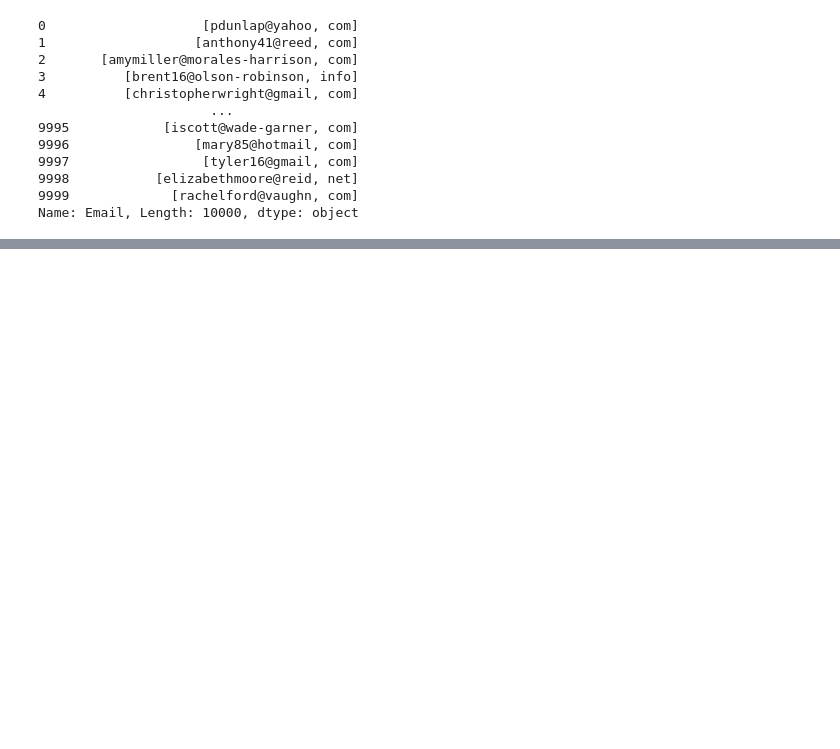
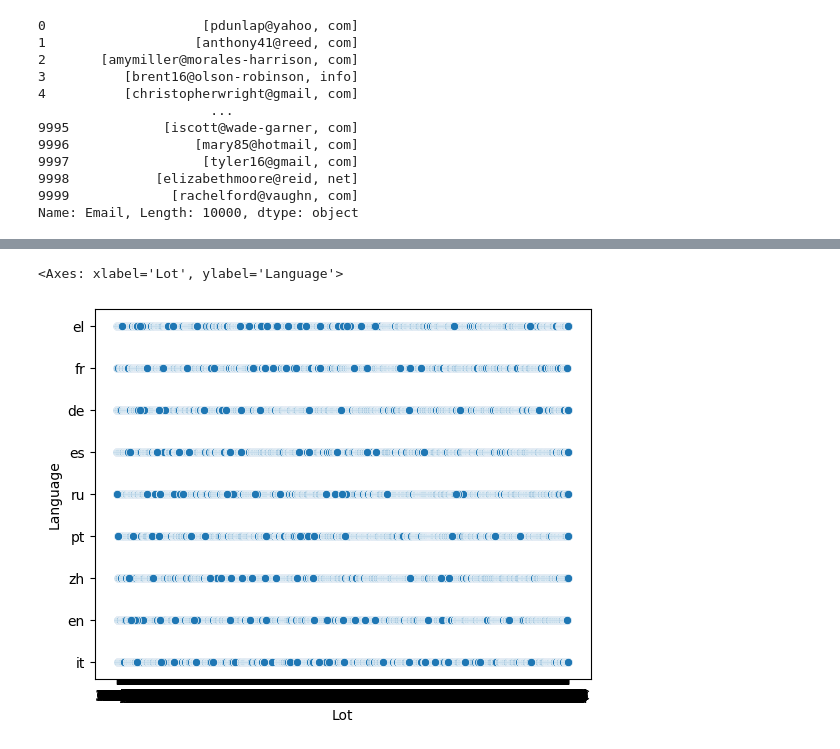
Before and after one commit to Srivastava27/collabPython, a Jupyter notebook: PracticePandas.ipynb, the cells around one changed output, grey strips where cells are left out. Saved outputs shown, nothing was run; the diff lists cells and outputs as text; code cells hidden in the pictures; blank space fills up the shorter version.

```diff
--- a/PracticePandas.ipynb
+++ b/PracticePandas.ipynb
@@ -229,0 +237,5 @@ Name: Email, Length: 10000, dtype: object
+# %%
+sns.scatterplot(x='Lot',y='Language',data=df)
+# %% [output]
+<Axes: xlabel='Lot', ylabel='Language'>
+[figure, added]
```
Also changed, not shown: parts of 5 cells of this notebook.
